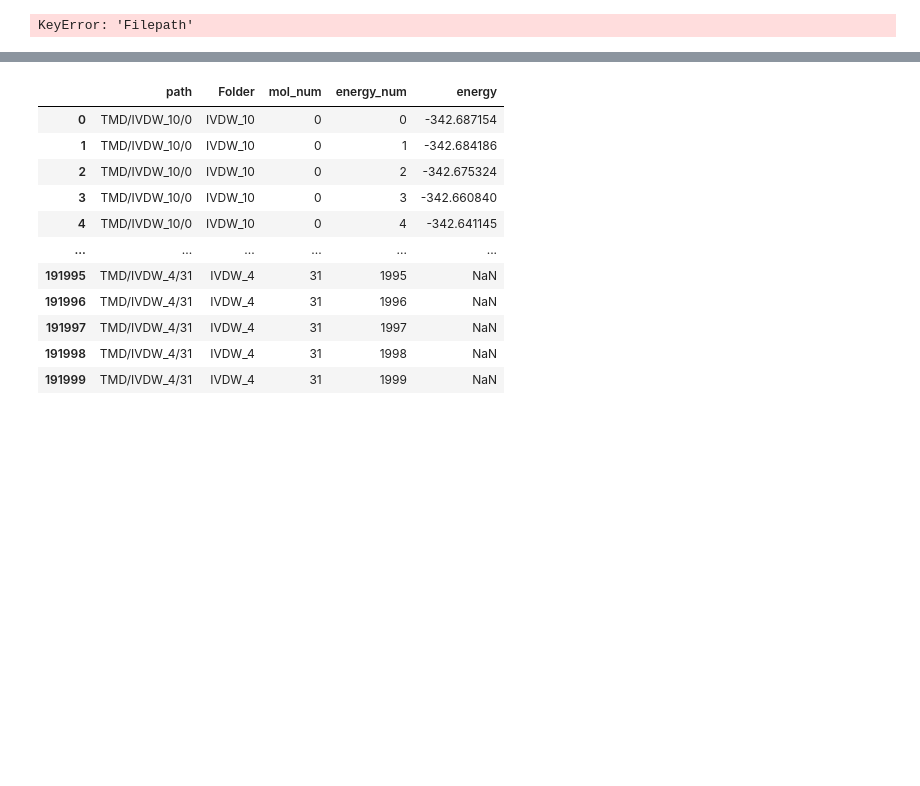
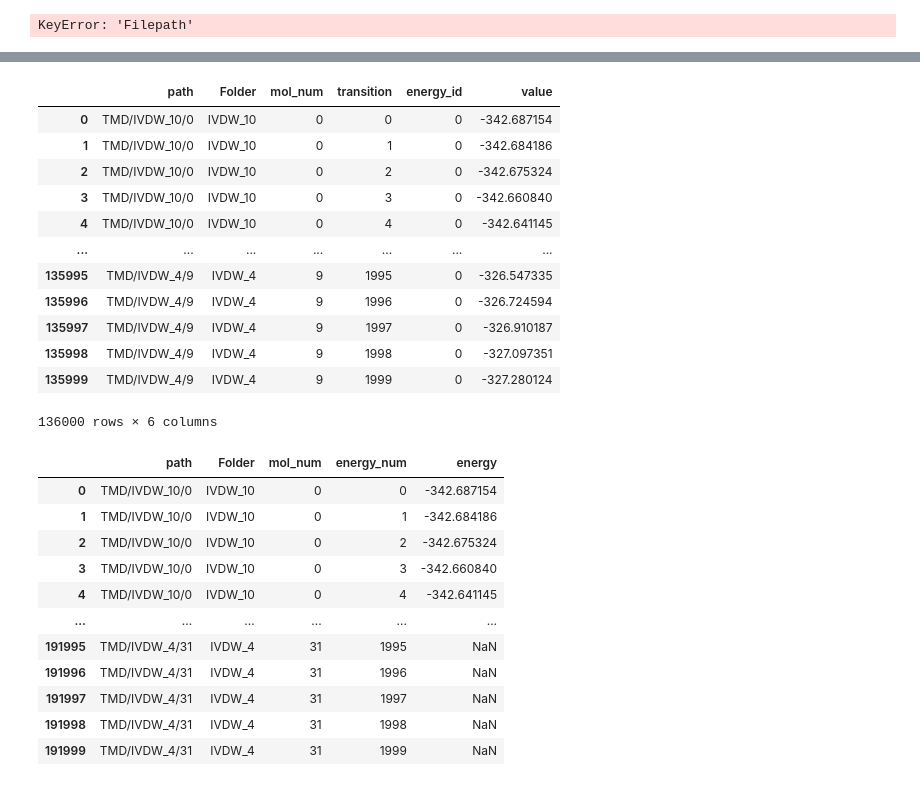
Before and after one commit to ckovacs2/TwistedMaterials, a Jupyter notebook: temp.ipynb, the cells around one changed output, grey strips where cells are left out. Drawn from its saved outputs; the diff is of its cells as text; code cells hidden in the pictures; blank space fills up the shorter version.

```diff
--- a/temp.ipynb
+++ b/temp.ipynb
@@ -139,0 +40,8 @@ box_frame.head()
+# %%
+from utils import PrecomputeIVDW
+import numpy as np
+import pandas as pd
+from tqdm import tqdm
+import os
+
+pivdw = PrecomputeIVDW()
@@ -139,0 +52,29 @@ box_frame.head()
+# %%
+def compute_frame(name:str, save_path:str = "TMD/frames"):
+    filename = f"{name}_frame.parquet"
+    out_path = os.path.join(save_path, filename)
+    if os.path.exists(out_path):
+        print(f"{filename} exists. Loading now.")
+        return pd.read_parquet(out_path, engine='pyarrow')
+
+    print(f"{filename} doesn't exist. Creating now.")
+    data = list(pivdw.total_dict[name][()].items())
+    num_files = len(data)
+    frames = []
+    for n in range(num_files):
+        curr = data[n]
+        curr_frame = pd.DataFrame(curr[1].tolist())
+        curr_frame['path'] = curr[0]
+        path_column = curr_frame['path'].apply(lambda x: x.split("/")[1:])
+        path_frame = pd.DataFrame(path_column.tolist(), columns = ['Folder', 'mol_num'])
+        new_frame = pd.concat([path_frame, curr_frame], axis = 1).reset_index()
+        new_frame = new_frame.rename(columns = {"index": "transition"})
+        new_frame = new_frame.melt(id_vars=["path", "Folder", "mol_num", 'transition'], var_name=f"{name}_id", ignore_index=True)
+        frames.append(new_frame)
+
+    total_frame = pd.concat(frames, axis = 0).sort_values(['Folder', 'mol_num', 'transition', f'{name}_id']).reset_index(drop = True)
+
+    # save data
+    print(f"Saving {filename}. \n")
+    total_frame.to_parquet(out_path, compression='gzip', index=False)
+    return total_frame
@@ -139,0 +114,6 @@ box_frame.head()
+# %%
+energy_frame = compute_frame('energy')
+box_frame = compute_frame('box')
+force_frame = compute_frame('force')
+type_frame = compute_frame('type')
+virial_frame = compute_frame('virial')
@@ -140,3 +137,19 @@ box_frame.head()
+# %%
+energy_frame
+# %% [output]
+|  | path | Folder | mol_num | transition | energy_id | value |
+| 0 | TMD/IVDW_10/0 | IVDW_10 | 0 | 0 | 0 | -342.687154 |
+| 1 | TMD/IVDW_10/0 | IVDW_10 | 0 | 1 | 0 | -342.684186 |
+| 2 | TMD/IVDW_10/0 | IVDW_10 | 0 | 2 | 0 | -342.675324 |
+| 3 | TMD/IVDW_10/0 | IVDW_10 | 0 | 3 | 0 | -342.660840 |
+| 4 | TMD/IVDW_10/0 | IVDW_10 | 0 | 4 | 0 | -342.641145 |
+| ... | ... | ... | ... | ... | ... | ... |
+| 135995 | TMD/IVDW_4/9 | IVDW_4 | 9 | 1995 | 0 | -326.547335 |
+| 135996 | TMD/IVDW_4/9 | IVDW_4 | 9 | 1996 | 0 | -326.724594 |
+| 135997 | TMD/IVDW_4/9 | IVDW_4 | 9 | 1997 | 0 | -326.910187 |
+| 135998 | TMD/IVDW_4/9 | IVDW_4 | 9 | 1998 | 0 | -327.097351 |
+| 135999 | TMD/IVDW_4/9 | IVDW_4 | 9 | 1999 | 0 | -327.280124 |
+136000 rows × 6 columns
 # %%
 energy_frame = pd.DataFrame(energy_dict.items(), columns = ['path', 'energy'])
 energy_frame['energy'] = energy_frame['energy'].apply(lambda x: x.flatten())
```
Also changed, not shown: parts of 9 cells of this notebook, 16 other files.
